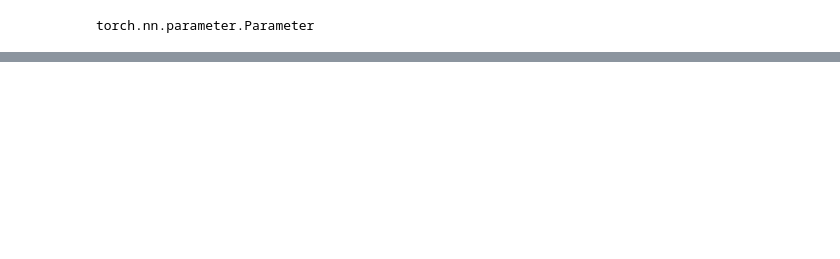
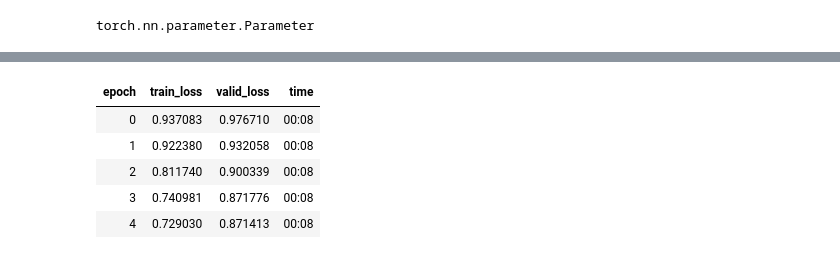
Before and after one commit to atozncoder/ai, a Jupyter notebook: BookChapter8.ipynb, the cells around one changed output, grey strips where cells are left out. Cells and saved outputs as stored; diff of their text form; code cells hidden in the pictures; blank space fills up the shorter version.

```diff
--- a/BookChapter8.ipynb
+++ b/BookChapter8.ipynb
@@ -292,0 +365,10 @@ plt.show()
+# %%
+learn = collab_learner(dls, use_nn=True, y_range=(0, 5.5), layers=[100,50])
+learn.fit_one_cycle(5, 5e-3, wd=0.1)
+# %% [output]
+| epoch | train_loss | valid_loss | time |
+| 0 | 0.937083 | 0.976710 | 00:08 |
+| 1 | 0.922380 | 0.932058 | 00:08 |
+| 2 | 0.811740 | 0.900339 | 00:08 |
+| 3 | 0.740981 | 0.871776 | 00:08 |
+| 4 | 0.729030 | 0.871413 | 00:08 |
```
Also changed, not shown: parts of 24 cells of this notebook.
